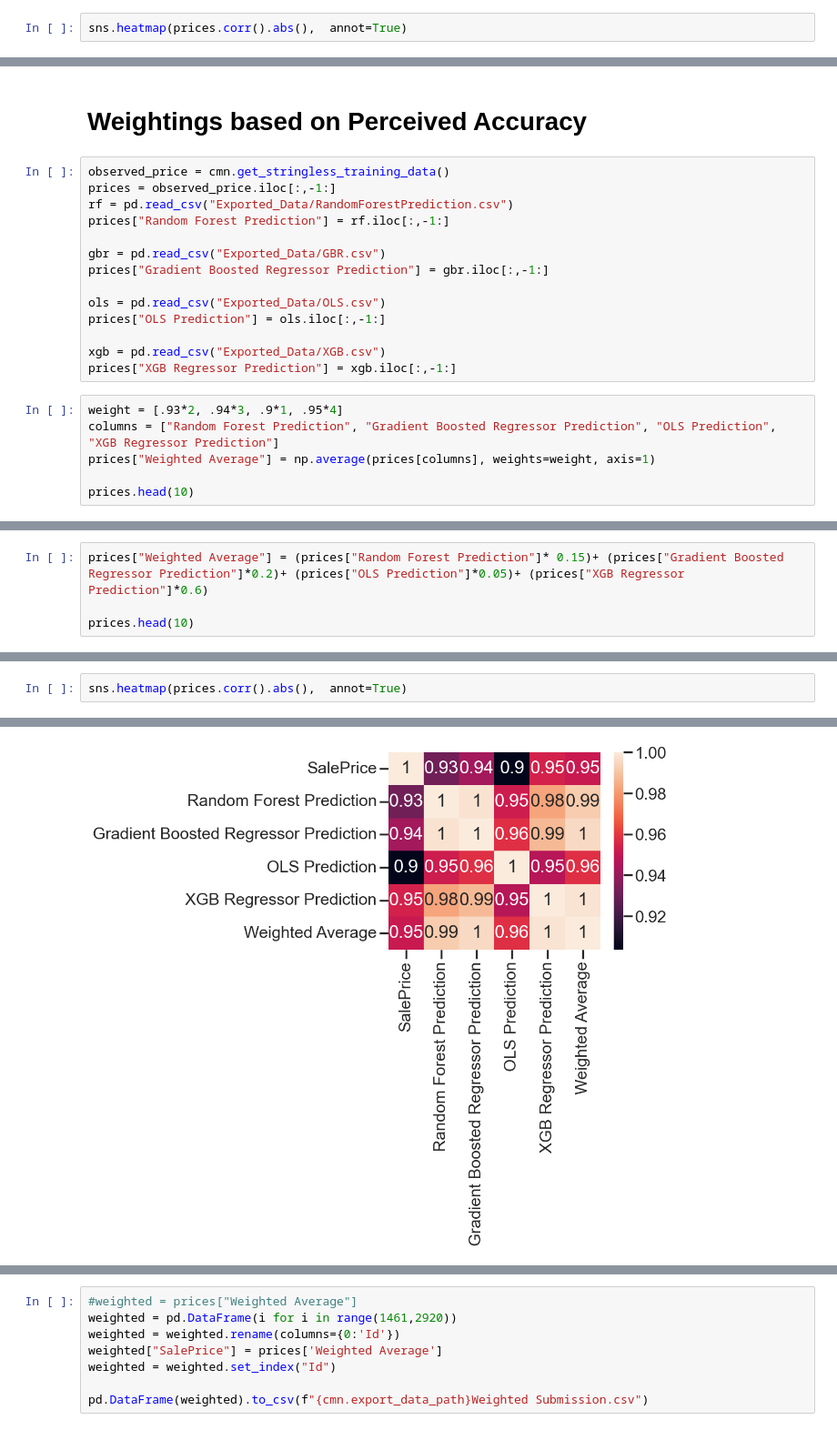
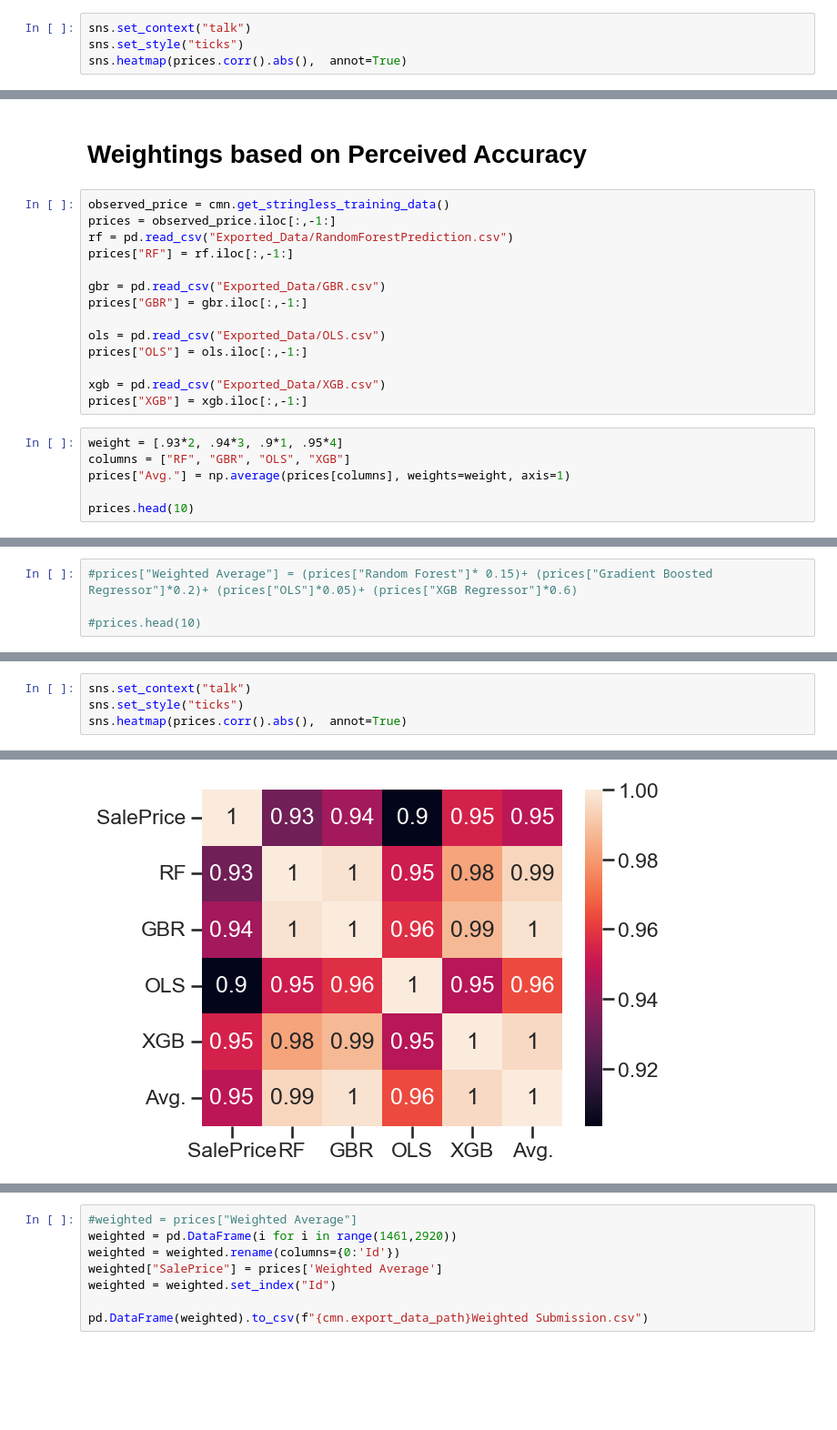
Before and after one commit to yummypugs/Data-Analytics-in-Business, a Jupyter notebook: 4.0.0 All graphs stacked.ipynb, the cells around one changed output, grey strips where cells are left out. Shown at 91% size. Cells and saved outputs as stored; diff of their text form; blank space fills up the shorter version.

```diff
--- a/4.0.0 All graphs stacked.ipynb
+++ b/4.0.0 All graphs stacked.ipynb
@@ -45,6 +45,8 @@ prices.head(10)
 | 8 | 129900 | 164165.078550 | 163532.896148 | 189753.427301 | 166114.940 |
 | 9 | 118000 | 121912.664944 | 119945.073066 | 83918.353787 | 117998.414 |
 # %%
+sns.set_context("talk")
+sns.set_style("ticks")
 sns.heatmap(prices.corr().abs(),  annot=True)
 # %% [output]
 <AxesSubplot:>
@@ -97,20 +124,20 @@ Text(0, 0.5, 'House Price')
 observed_price = cmn.get_stringless_training_data()
 prices = observed_price.iloc[:,-1:]
 rf = pd.read_csv("Exported_Data/RandomForestPrediction.csv")
-prices["Random Forest Prediction"] = rf.iloc[:,-1:]
+prices["RF"] = rf.iloc[:,-1:]
 
 gbr = pd.read_csv("Exported_Data/GBR.csv")
-prices["Gradient Boosted Regressor Prediction"] = gbr.iloc[:,-1:]
+prices["GBR"] = gbr.iloc[:,-1:]
 
 ols = pd.read_csv("Exported_Data/OLS.csv")
-prices["OLS Prediction"] = ols.iloc[:,-1:]
+prices["OLS"] = ols.iloc[:,-1:]
 
 xgb = pd.read_csv("Exported_Data/XGB.csv")
-prices["XGB Regressor Prediction"] = xgb.iloc[:,-1:]
+prices["XGB"] = xgb.iloc[:,-1:]
 # %%
 weight = [.93*2, .94*3, .9*1, .95*4]
-columns = ["Random Forest Prediction", "Gradient Boosted Regressor Prediction", "OLS Prediction", "XGB Regressor Prediction"]
-prices["Weighted Average"] = np.average(prices[columns], weights=weight, axis=1)
+columns = ["RF", "GBR", "OLS", "XGB"]
+prices["Avg."] = np.average(prices[columns], weights=weight, axis=1)
 
 prices.head(10)
 # %% [output]
@@ -128,4 +155,4 @@ prices.head(10)
 # %%
-prices["Weighted Average"] = (prices["Random Forest Prediction"]* 0.15)+ (prices["Gradient Boosted Regressor Prediction"]*0.2)+ (prices["OLS Prediction"]*0.05)+ (prices["XGB Regressor Prediction"]*0.6)
+#prices["Weighted Average"] = (prices["Random Forest"]* 0.15)+ (prices["Gradient Boosted Regressor"]*0.2)+ (prices["OLS"]*0.05)+ (prices["XGB Regressor"]*0.6)
 
-prices.head(10)
+#prices.head(10)
@@ -144,8 +159,10 @@ prices.head(10)
 # %%
+sns.set_context("talk")
+sns.set_style("ticks")
 sns.heatmap(prices.corr().abs(),  annot=True)
 # %% [output]
 <AxesSubplot:>
-[figure, old version]
+[figure, new version]
 # %%
 fig, ax = plt.subplots(figsize=(15, 12))
 #ax = sns.lineplot(prices)
```
Also changed, not shown: parts of 10 cells of this notebook, 5 other files.
